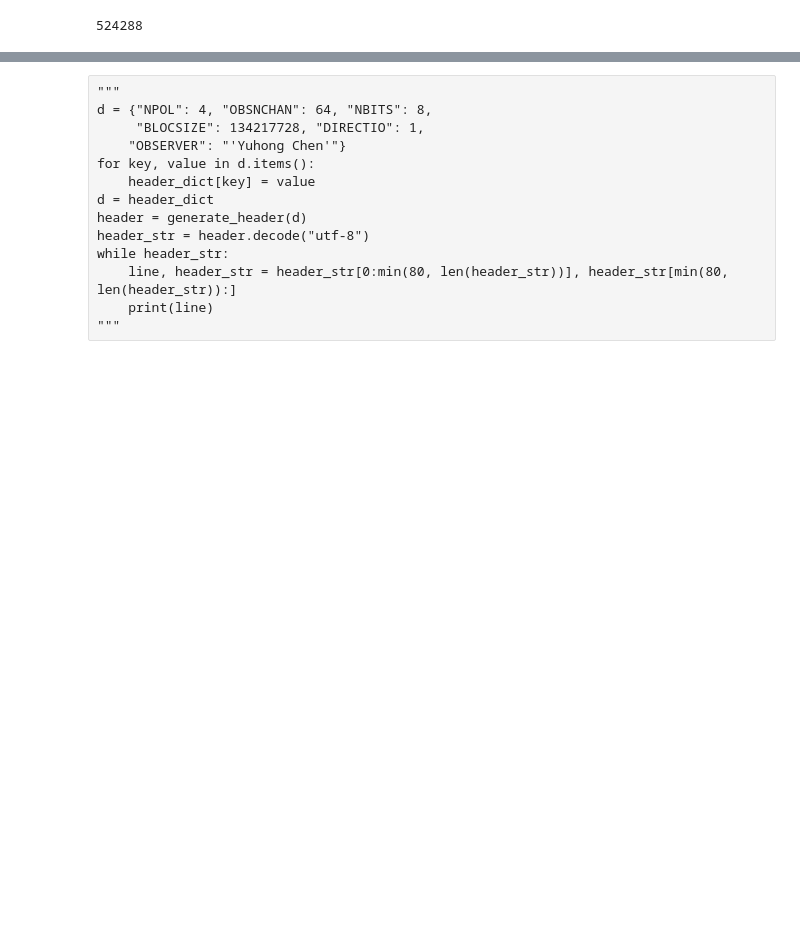
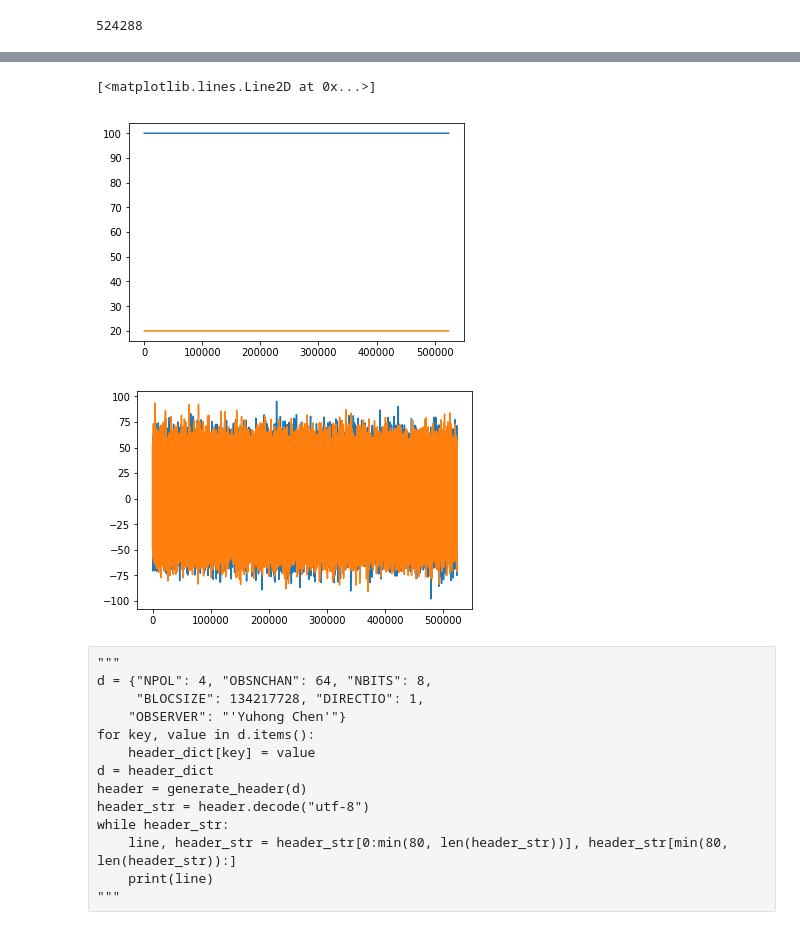
Before and after one commit to FX196/NenuFAR, a Jupyter notebook: Synthesizing RAW Files.ipynb, the cells around one changed output, grey strips where cells are left out. Saved outputs shown, nothing was run; the diff lists cells and outputs as text; code cells hidden in the pictures; blank space fills up the shorter version.

```diff
--- a/Synthesizing RAW Files.ipynb
+++ b/Synthesizing RAW Files.ipynb
@@ -47,3 +49,13 @@ plt.plot(channel[3])
+# %%
+plt.plot(channel[0])
+plt.plot(channel[1])
+plt.figure()
+plt.plot(channel[2])
+plt.plot(channel[3])
+# %% [output]
+[<matplotlib.lines.Line2D at 0x...>]
+[figure, added]
+[figure, added]
 # %% [raw]
 """
 d = {"NPOL": 4, "OBSNCHAN": 64, "NBITS": 8,
```
Also changed, not shown: parts of 6 cells of this notebook, 2 other files.
